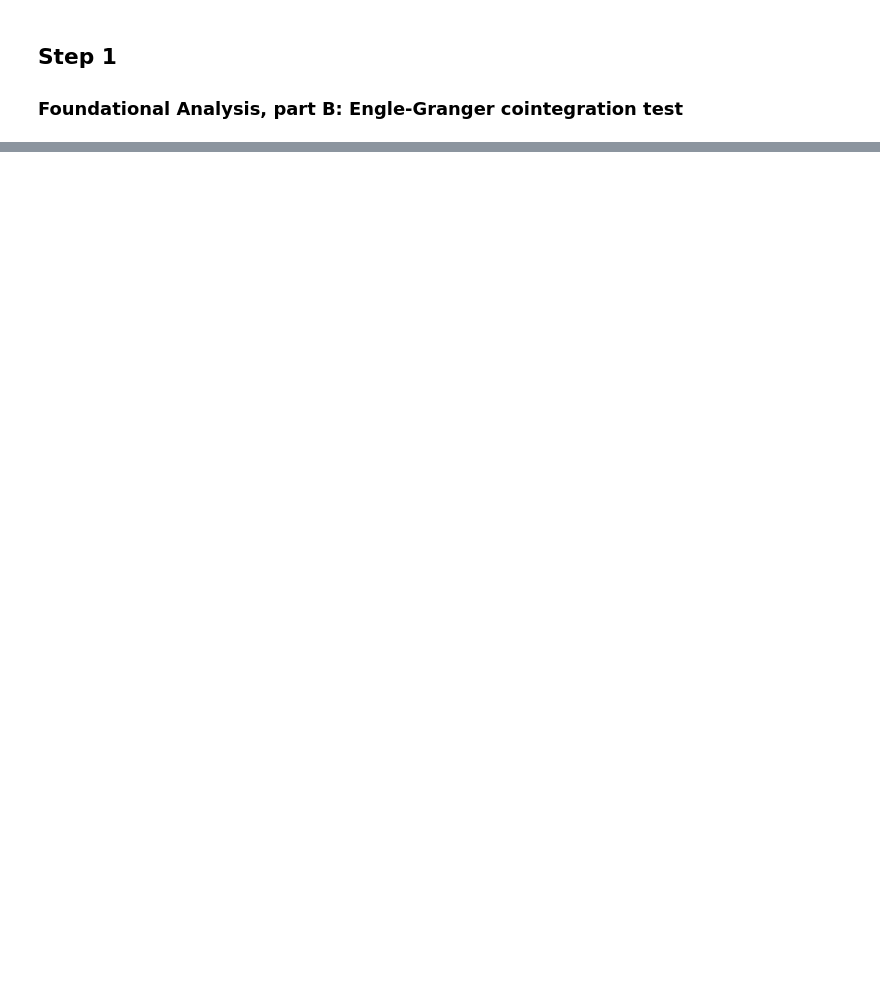
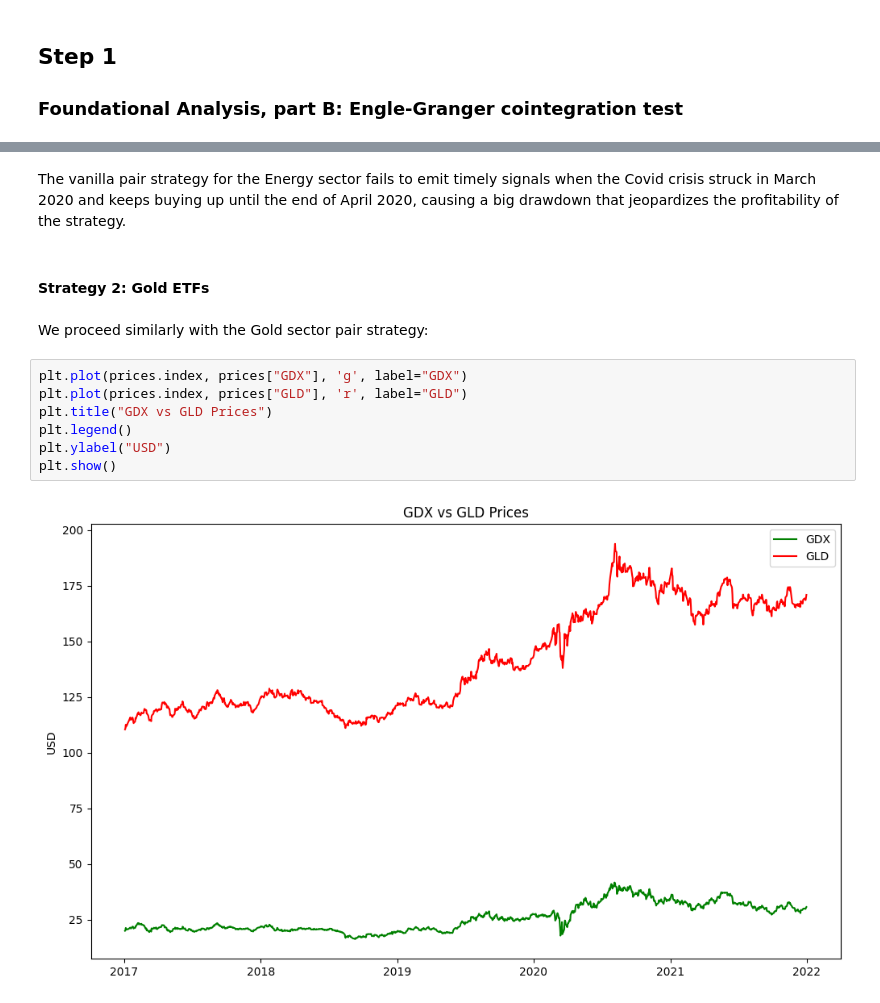
Before and after one commit to George-Creekbed/capstone_review, a Jupyter notebook: step1b.ipynb, the cells around one changed output, grey strips where cells are left out. Drawn from its saved outputs; the diff is of its cells as text; blank space fills up the shorter version.

```diff
--- a/step1b.ipynb
+++ b/step1b.ipynb
@@ -47,0 +173,15 @@ rets
+# %% [markdown]
+The vanilla pair strategy for the Energy sector fails to emit timely signals when the Covid crisis struck in March 2020 and keeps buying up until the end of April 2020, causing a big drawdown that jeopardizes the profitability of the strategy.
+# %% [markdown]
+#### Strategy 2: Gold ETFs
+# %% [markdown]
+We proceed similarly with the Gold sector pair strategy:
+# %%
+plt.plot(prices.index, prices["GDX"], 'g', label="GDX")
+plt.plot(prices.index, prices["GLD"], 'r', label="GLD")
+plt.title("GDX vs GLD Prices")
+plt.legend()
+plt.ylabel("USD")
+plt.show()
+# %% [output]
+[figure, added]
```
Also changed, not shown: parts of 37 cells of this notebook.
